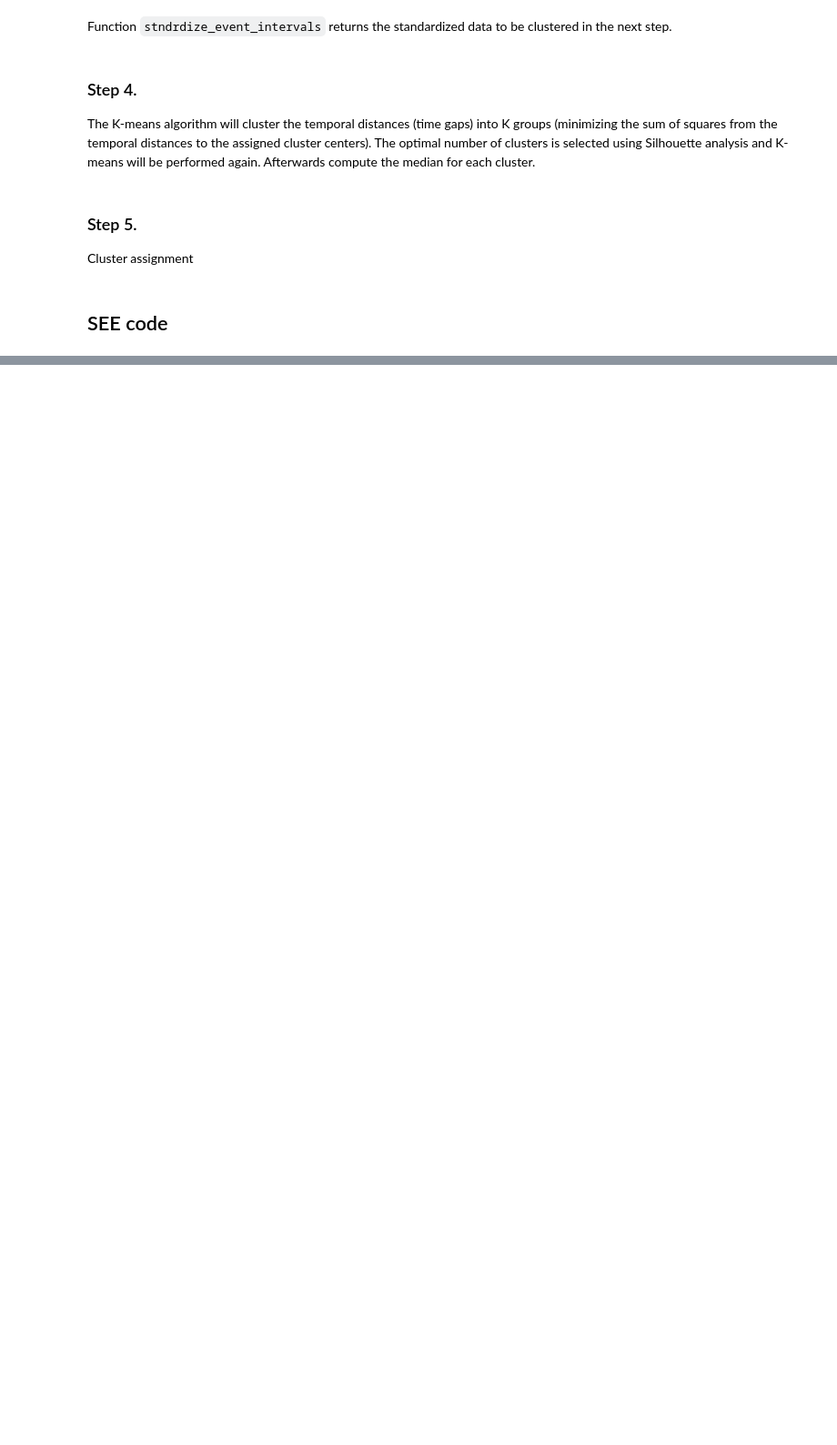
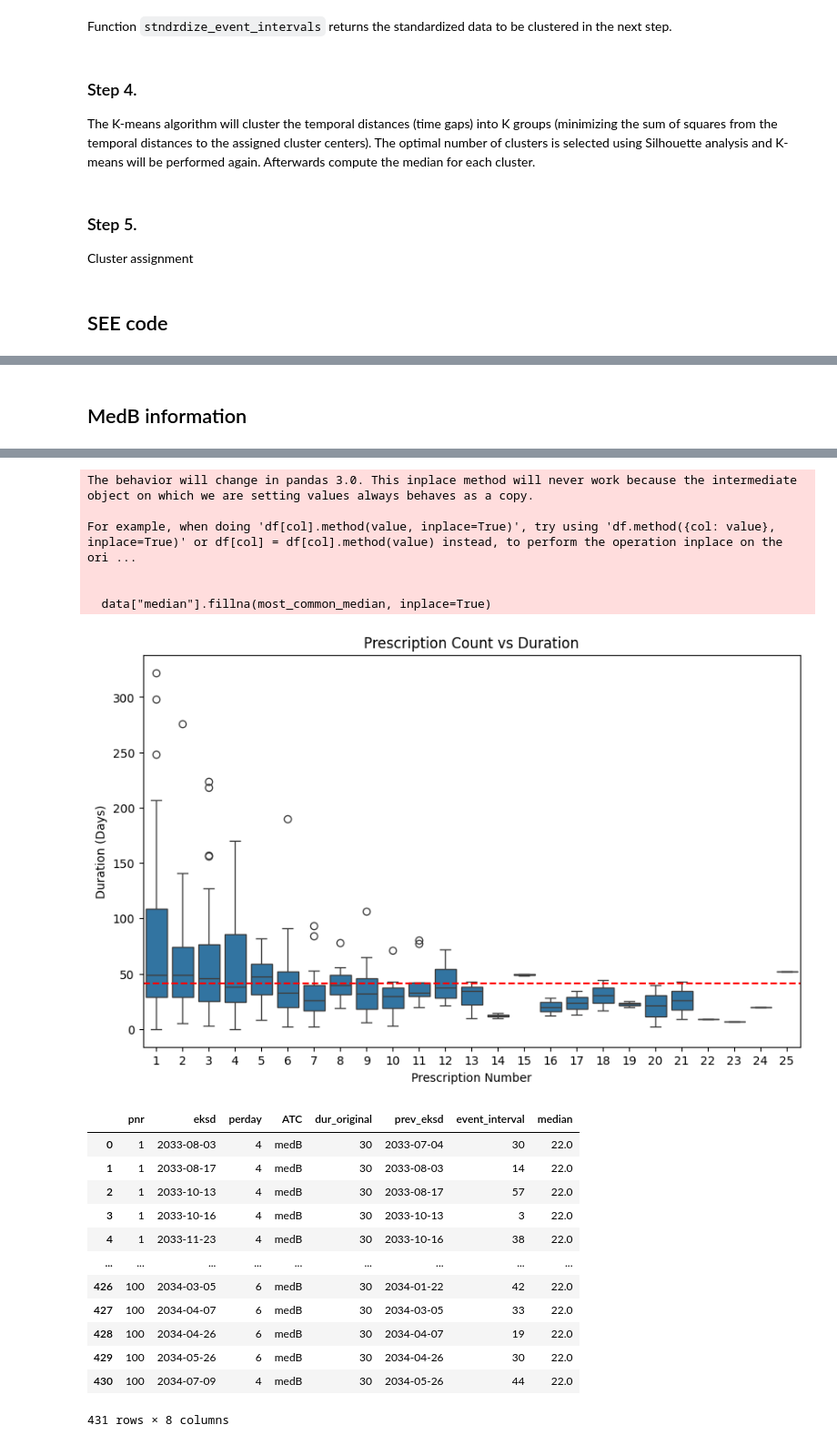
Before and after one commit to ian-sobs/sessa-empirical-estimator, a Jupyter notebook: see.ipynb, the cells around one changed output, grey strips where cells are left out. Shown at 91% size. Drawn from its saved outputs; the diff is of its cells as text; code cells hidden in the pictures; blank space fills up the shorter version.

```diff
--- a/see.ipynb
+++ b/see.ipynb
@@ -307,0 +290,7 @@ For example, when doing 'df[col].method(value, inplace=True)', try using 'df.met
+# %% [markdown]
+## MedB information
+# %%
+medB = SEE("medB")
+see_assumption(medB)
+medB
+# %% [output]
@@ -307,0 +299,20 @@ For example, when doing 'df[col].method(value, inplace=True)', try using 'df.met
+The behavior will change in pandas 3.0. This inplace method will never work because the intermediate object on which we are setting values always behaves as a copy.
+
+For example, when doing 'df[col].method(value, inplace=True)', try using 'df.method({col: value}, inplace=True)' or df[col] = df[col].method(value) instead, to perform the operation inplace on the ori ...
+
+
+  data["median"].fillna(most_common_median, inplace=True)
+[figure, added]
+|  | pnr | eksd | perday | ATC | dur_original | prev_eksd | event_interval | median |
+| 0 | 1 | 2033-08-03 | 4 | medB | 30 | 2033-07-04 | 30 | 22.0 |
+| 1 | 1 | 2033-08-17 | 4 | medB | 30 | 2033-08-03 | 14 | 22.0 |
+| 2 | 1 | 2033-10-13 | 4 | medB | 30 | 2033-08-17 | 57 | 22.0 |
+| 3 | 1 | 2033-10-16 | 4 | medB | 30 | 2033-10-13 | 3 | 22.0 |
+| 4 | 1 | 2033-11-23 | 4 | medB | 30 | 2033-10-16 | 38 | 22.0 |
+| ... | ... | ... | ... | ... | ... | ... | ... | ... |
+| 426 | 100 | 2034-03-05 | 6 | medB | 30 | 2034-01-22 | 42 | 22.0 |
+| 427 | 100 | 2034-04-07 | 6 | medB | 30 | 2034-03-05 | 33 | 22.0 |
+| 428 | 100 | 2034-04-26 | 6 | medB | 30 | 2034-04-07 | 19 | 22.0 |
+| 429 | 100 | 2034-05-26 | 6 | medB | 30 | 2034-04-26 | 30 | 22.0 |
+| 430 | 100 | 2034-07-09 | 4 | medB | 30 | 2034-05-26 | 44 | 22.0 |
+431 rows × 8 columns
```
Also changed, not shown: parts of 6 cells of this notebook.
